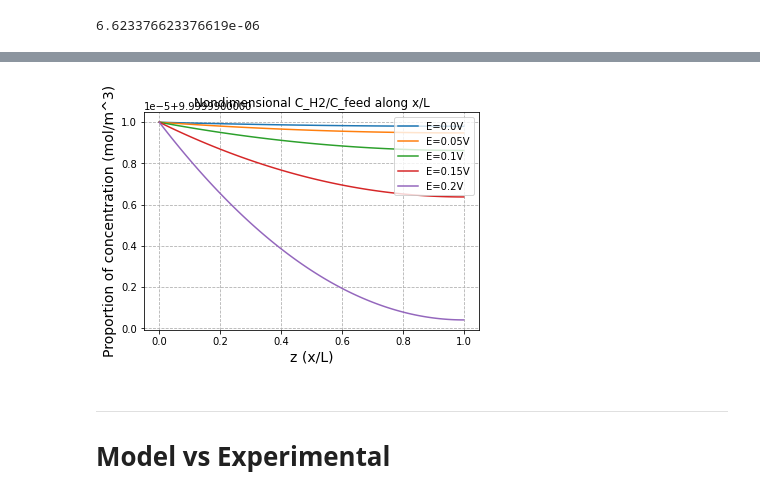
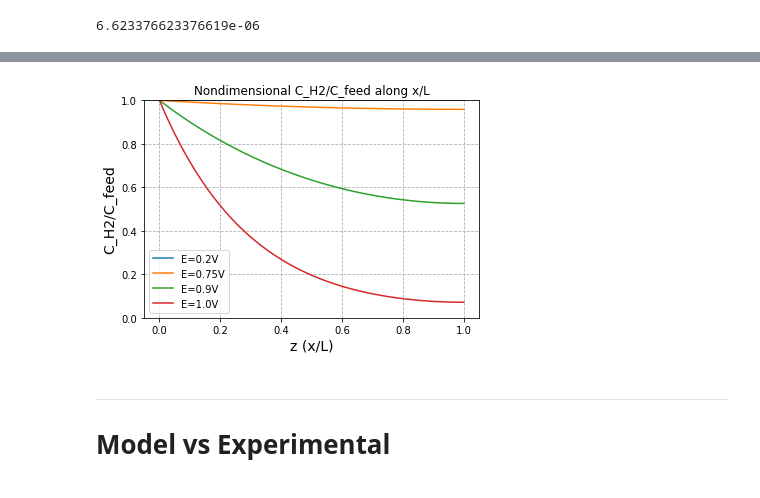
Before and after one commit to tinypersimmon/lbnl, a Jupyter notebook: transport_model.ipynb, the cells around one changed output, grey strips where cells are left out. Saved outputs shown, nothing was run; the diff lists cells and outputs as text; code cells hidden in the pictures.

Commit message:
220506 adjusted plots for non-dimensional; linked micron-scale w agglom

```diff
--- a/transport_model.ipynb
+++ b/transport_model.ipynb
@@ -115,21 +115,22 @@ plt.show()
 # %%
 plt.figure()
 I = []
-E1 = E
+E1 = [0.2, .75, .9, 1.0]
+# MT limited at ~1.0 V
 for i in range(len(E1)):
     curr2, conc2 = c_cl(E1[i])
-    plt.plot(x/L, (conc2/c_feed * 10), label=('E=' + str(round(E1[i],2)) + 'V'))
+    plt.plot(x/L, (conc2/c_feed), label=('E=' + str(round(E1[i],2)) + 'V'))
     I = np.append(I, curr2)
 
 plt.title('Nondimensional C_H2/C_feed along x/L')
-plt.ylabel('Proportion of concentration (mol/m^3)', fontsize='14')
+plt.ylabel('C_H2/C_feed', fontsize='14')
 plt.xlabel('z (x/L)', fontsize='14')
 plt.grid(True,which="both", linestyle='--')
-plt.legend(loc='upper right')
-#plt.yscale('log')
+plt.legend(loc='lower left')
+plt.ylim(0,1)
 plt.show()
 # %% [output]
-[figure, old version]
+[figure, new version]
 # %% [markdown]
 ---
 # Model vs Experimental
```
Also changed, not shown: parts of 11 cells of this notebook.
